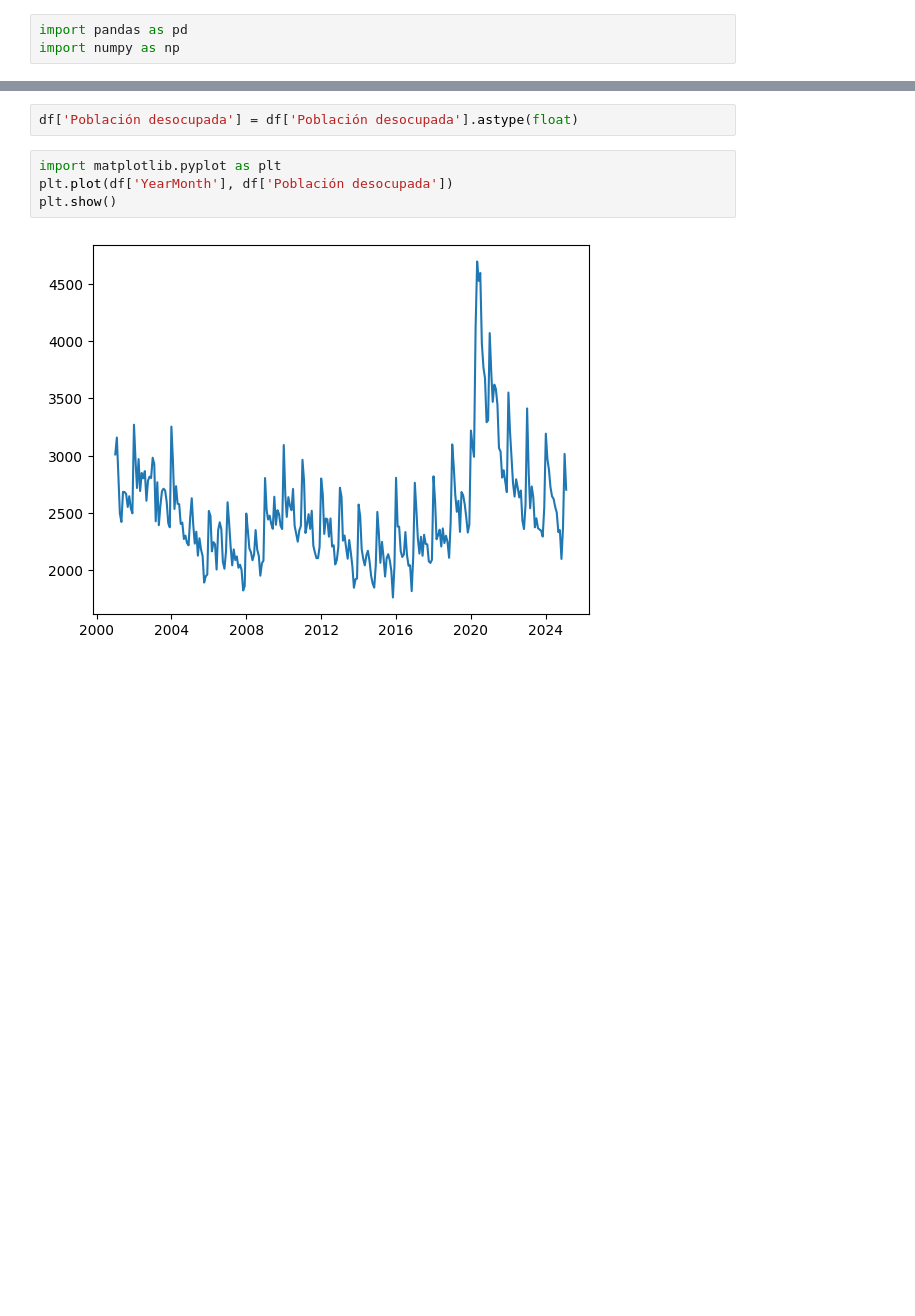
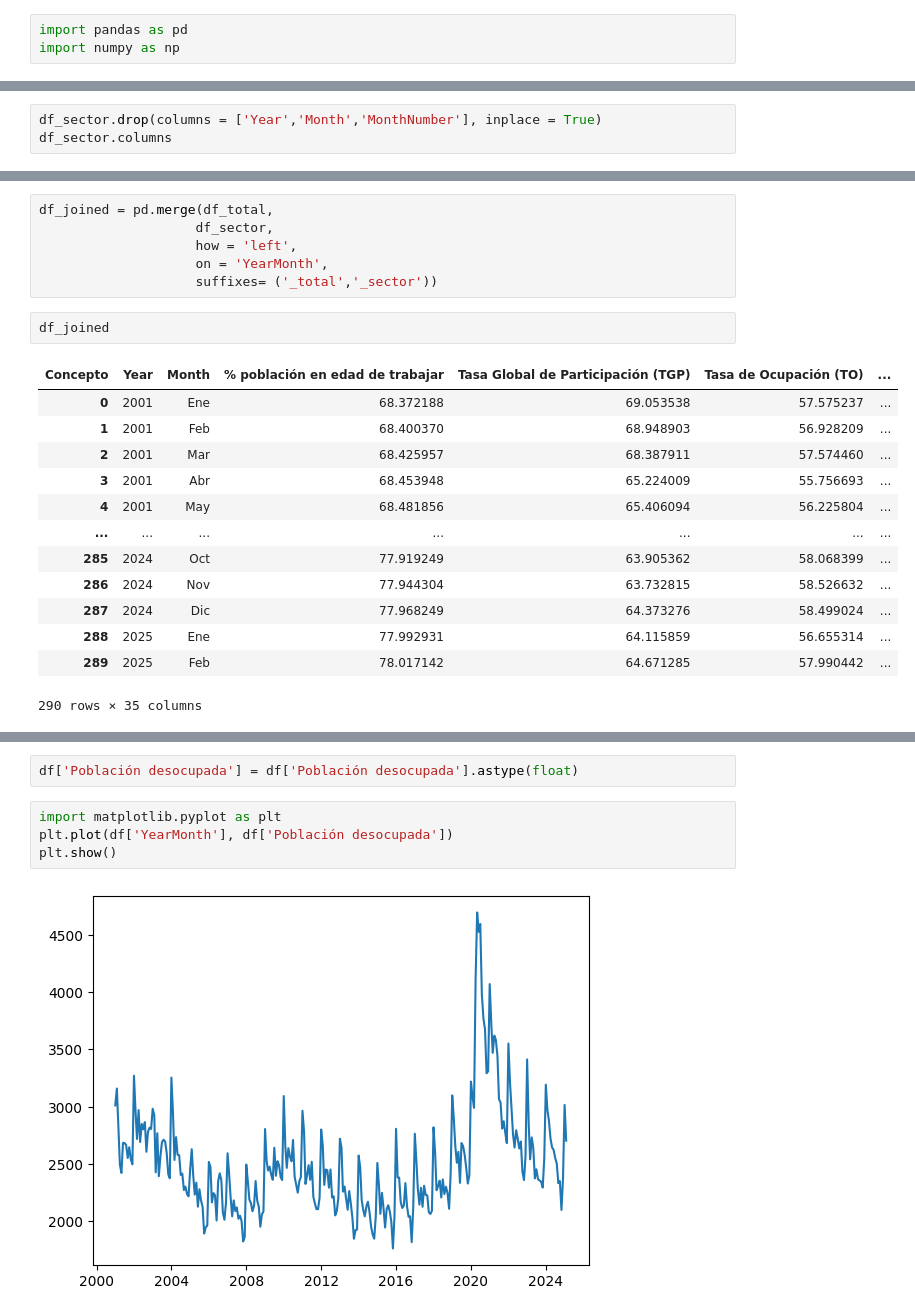
Before and after one commit to dpr3619/eap_proyection, a Jupyter notebook: notebook_development.ipynb, the cells around one changed output, grey strips where cells are left out. Saved outputs shown, nothing was run; the diff lists cells and outputs as text; blank space fills up the shorter version.

```diff
--- a/notebook_development.ipynb
+++ b/notebook_development.ipynb
@@ -28,0 +44,3 @@ df
+# %%
+df_sector.drop(columns = ['Year','Month','MonthNumber'], inplace = True)
+df_sector.columns
@@ -28,0 +61,22 @@ df
+# %%
+df_joined = pd.merge(df_total,
+                    df_sector,
+                    how = 'left',
+                    on = 'YearMonth',
+                    suffixes= ('_total','_sector'))
+# %%
+df_joined
+# %% [output]
+| Concepto | Year | Month | % población en edad de trabajar | Tasa Global de Participación (TGP) | Tasa de Ocupación (TO) | ... |
+| 0 | 2001 | Ene | 68.372188 | 69.053538 | 57.575237 | ... |
+| 1 | 2001 | Feb | 68.400370 | 68.948903 | 56.928209 | ... |
+| 2 | 2001 | Mar | 68.425957 | 68.387911 | 57.574460 | ... |
+| 3 | 2001 | Abr | 68.453948 | 65.224009 | 55.756693 | ... |
+| 4 | 2001 | May | 68.481856 | 65.406094 | 56.225804 | ... |
+| ... | ... | ... | ... | ... | ... | ... |
+| 285 | 2024 | Oct | 77.919249 | 63.905362 | 58.068399 | ... |
+| 286 | 2024 | Nov | 77.944304 | 63.732815 | 58.526632 | ... |
+| 287 | 2024 | Dic | 77.968249 | 64.373276 | 58.499024 | ... |
+| 288 | 2025 | Ene | 77.992931 | 64.115859 | 56.655314 | ... |
+| 289 | 2025 | Feb | 78.017142 | 64.671285 | 57.990442 | ... |
+290 rows × 35 columns
```
Also changed, not shown: parts of 11 cells of this notebook, 2 other files.
